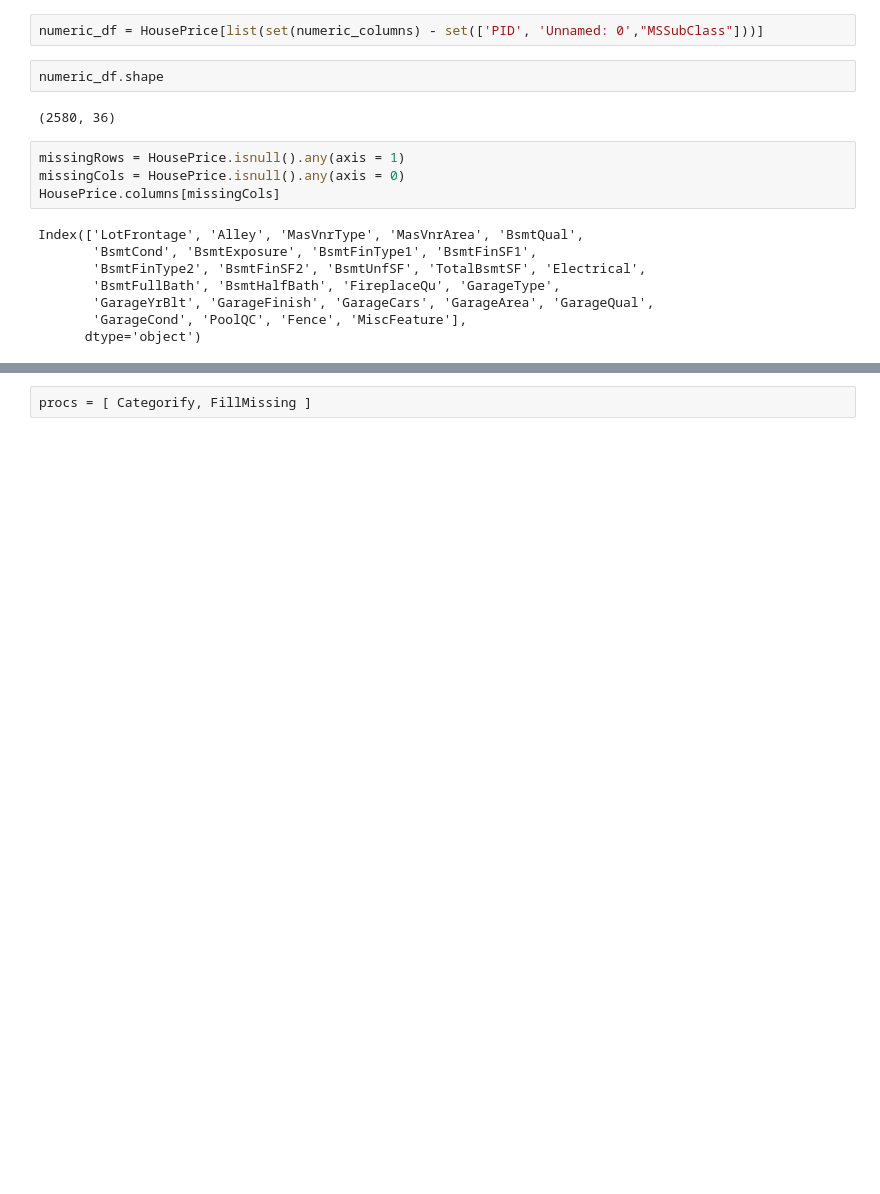
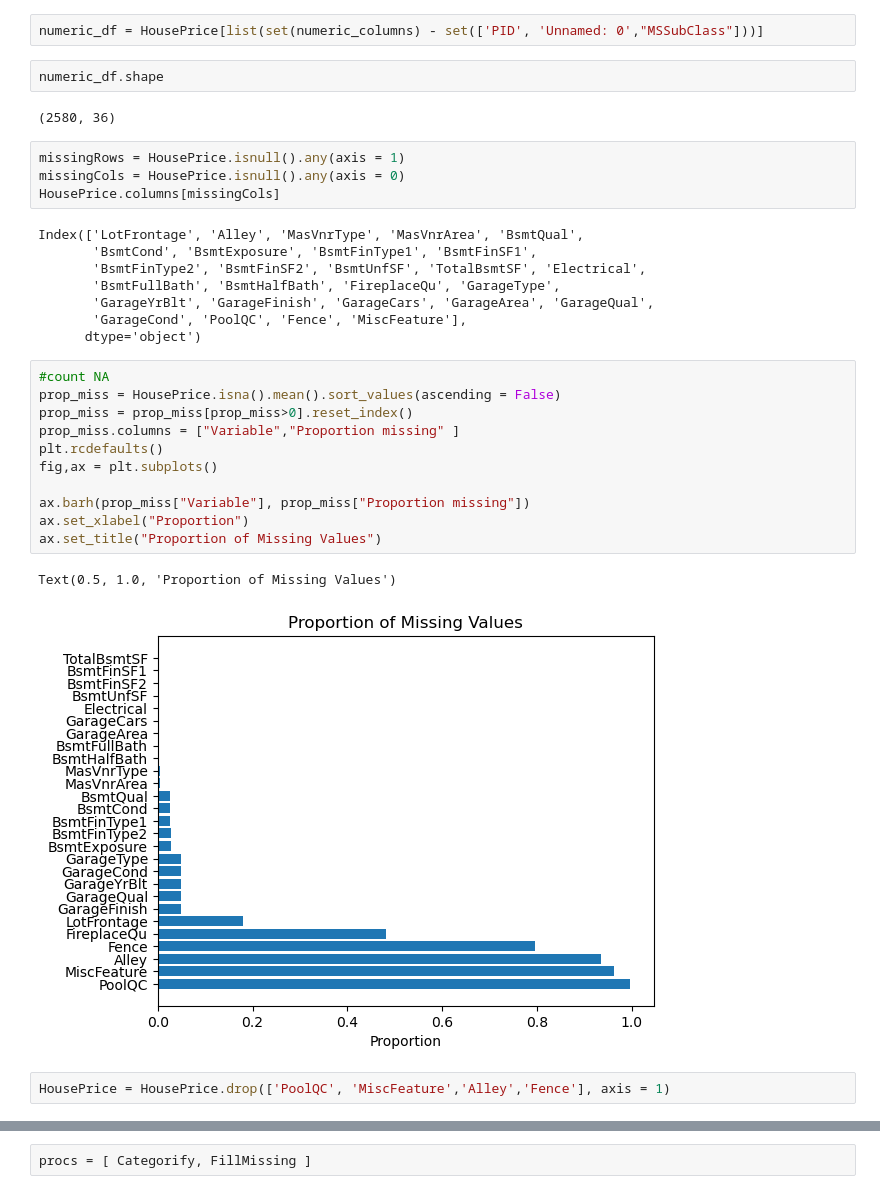
Before and after one commit to koziscool/Ames_RF, a Jupyter notebook: Ames_RF_2.ipynb, the cells around one changed output, grey strips where cells are left out. Cells and saved outputs as stored; diff of their text form; blank space fills up the shorter version.

```diff
--- a/Ames_RF_2.ipynb
+++ b/Ames_RF_2.ipynb
@@ -81,3 +86,19 @@ Index(['LotFrontage', 'Alley', 'MasVnrType', 'MasVnrArea', 'BsmtQual',
        'GarageYrBlt', 'GarageFinish', 'GarageCars', 'GarageArea', 'GarageQual',
        'GarageCond', 'PoolQC', 'Fence', 'MiscFeature'],
       dtype='object')
+# %%
+#count NA
+prop_miss = HousePrice.isna().mean().sort_values(ascending = False)
+prop_miss = prop_miss[prop_miss>0].reset_index()
+prop_miss.columns = ["Variable","Proportion missing" ]
+plt.rcdefaults()
+fig,ax = plt.subplots()
+
+ax.barh(prop_miss["Variable"], prop_miss["Proportion missing"])
+ax.set_xlabel("Proportion")
+ax.set_title("Proportion of Missing Values")
+# %% [output]
+Text(0.5, 1.0, 'Proportion of Missing Values')
+[figure, added]
+# %%
+HousePrice = HousePrice.drop(['PoolQC', 'MiscFeature','Alley','Fence'], axis = 1)
```
Also changed, not shown: parts of 13 cells of this notebook.
